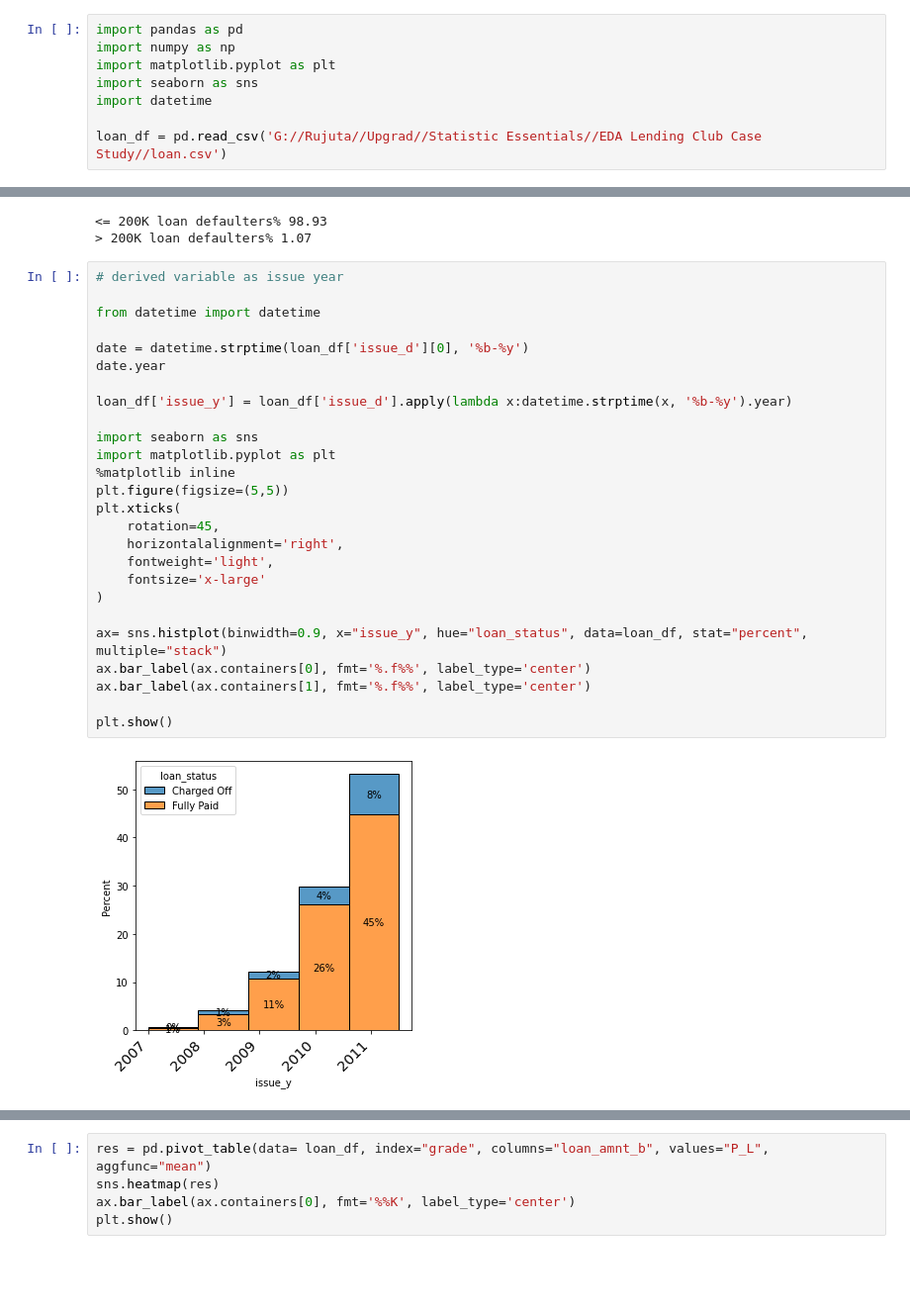
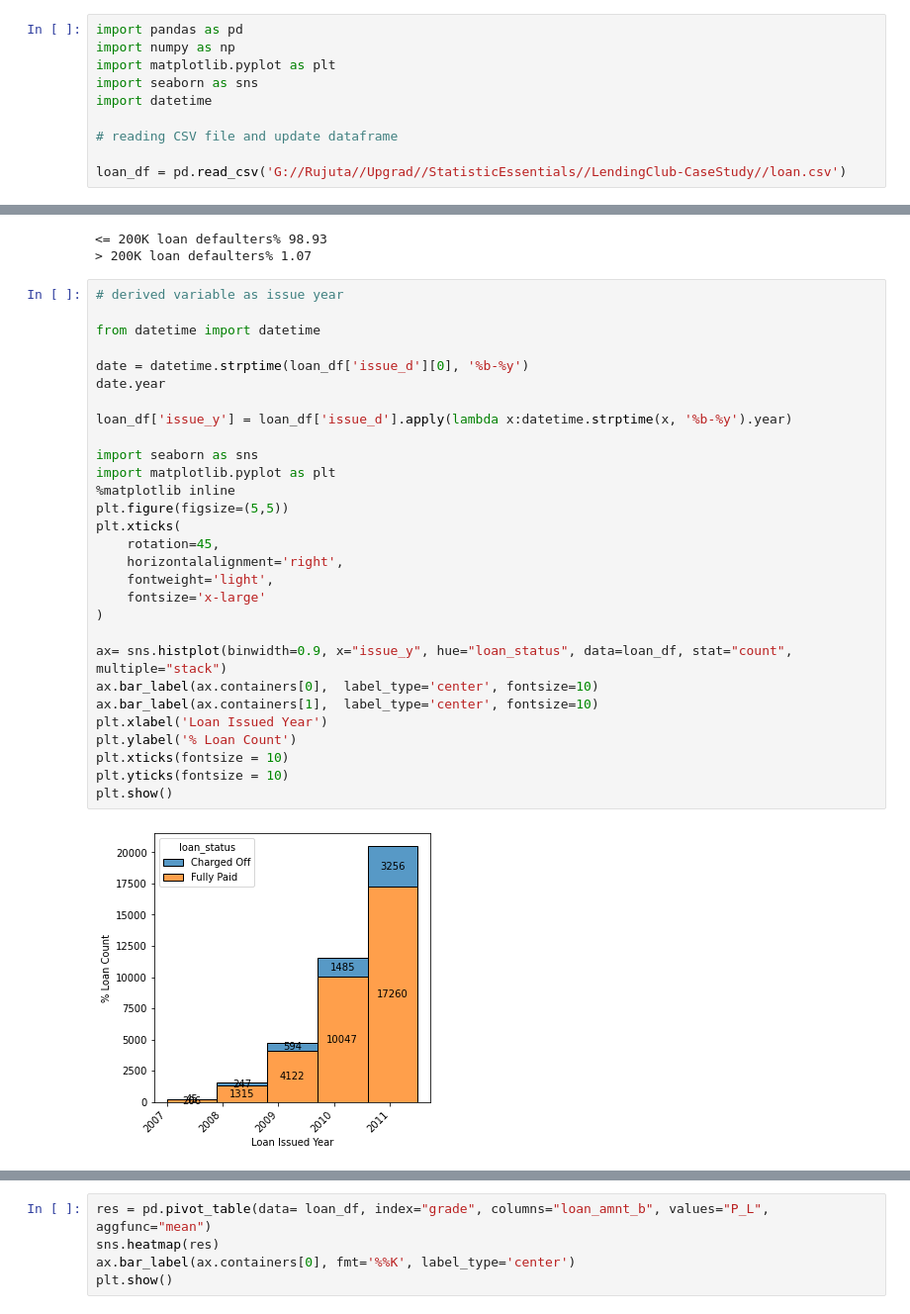
Before and after one commit to RujDha/LendingClub-CaseStudy, a Jupyter notebook: Lending_Club_CaseStudy.ipynb, the cells around one changed output, grey strips where cells are left out. Shown at 99% size. Drawn from its saved outputs; the diff is of its cells as text; blank space fills up the shorter version.

Commit message:
minor changes in graphs

```diff
--- a/Lending_Club_CaseStudy.ipynb
+++ b/Lending_Club_CaseStudy.ipynb
@@ -5,7 +5,9 @@ import matplotlib.pyplot as plt
 import seaborn as sns
 import datetime
 
-loan_df = pd.read_csv('G://Rujuta//Upgrad//Statistic Essentials//EDA Lending Club Case Study//loan.csv')
+# reading CSV file and update dataframe
+
+loan_df = pd.read_csv('G://Rujuta//Upgrad//StatisticEssentials//LendingClub-CaseStudy//loan.csv')
 # %% [markdown]
 ## CLEAN DATA
 # %%
@@ -339,31 +406,34 @@ print ("> 200K loan defaulters%", (agg_income_b2/(agg_income_b1 + agg_income_b2)
 # %%
 # derived variable as issue year
 
 from datetime import datetime
 
 date = datetime.strptime(loan_df['issue_d'][0], '%b-%y')
 date.year
 
 loan_df['issue_y'] = loan_df['issue_d'].apply(lambda x:datetime.strptime(x, '%b-%y').year)
 
 import seaborn as sns
 import matplotlib.pyplot as plt
 %matplotlib inline
 plt.figure(figsize=(5,5))
 plt.xticks(
     rotation=45,
     horizontalalignment='right',
     fontweight='light',
     fontsize='x-large'
 )
 
-ax= sns.histplot(binwidth=0.9, x="issue_y", hue="loan_status", data=loan_df, stat="percent",  multiple="stack")
-ax.bar_label(ax.containers[0], fmt='%.f%%', label_type='center')
-ax.bar_label(ax.containers[1], fmt='%.f%%', label_type='center')
-
+ax= sns.histplot(binwidth=0.9, x="issue_y", hue="loan_status", data=loan_df, stat="count",  multiple="stack")
+ax.bar_label(ax.containers[0],  label_type='center', fontsize=10)
+ax.bar_label(ax.containers[1],  label_type='center', fontsize=10)
+plt.xlabel('Loan Issued Year')
+plt.ylabel('% Loan Count')
+plt.xticks(fontsize = 10)
+plt.yticks(fontsize = 10)
 plt.show()
 # %% [output]
-[figure, old version]
+[figure, new version]
 # %%
 
 # client employment length Vs defaulters count
```
Also changed, not shown: parts of 21 cells of this notebook.
